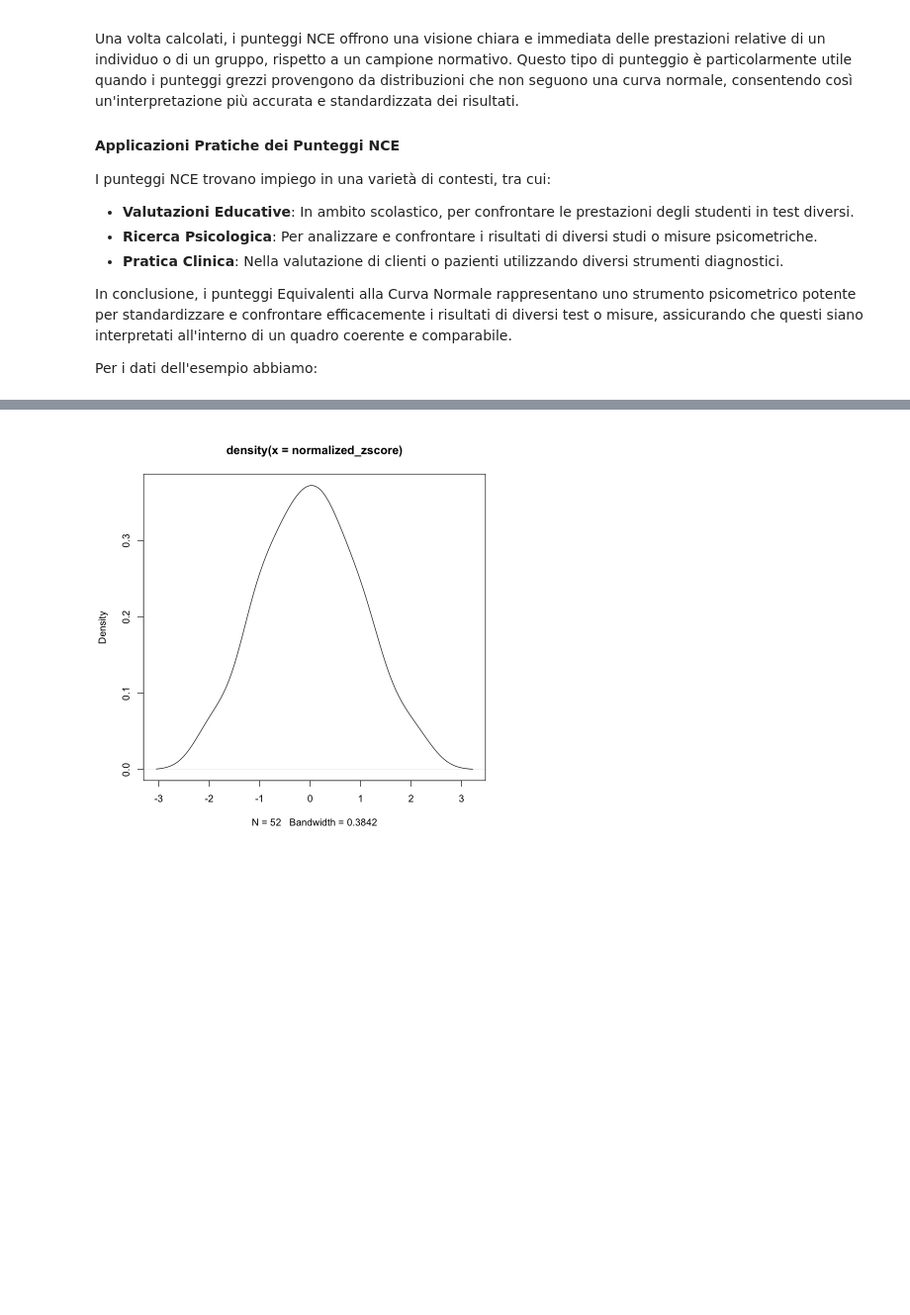
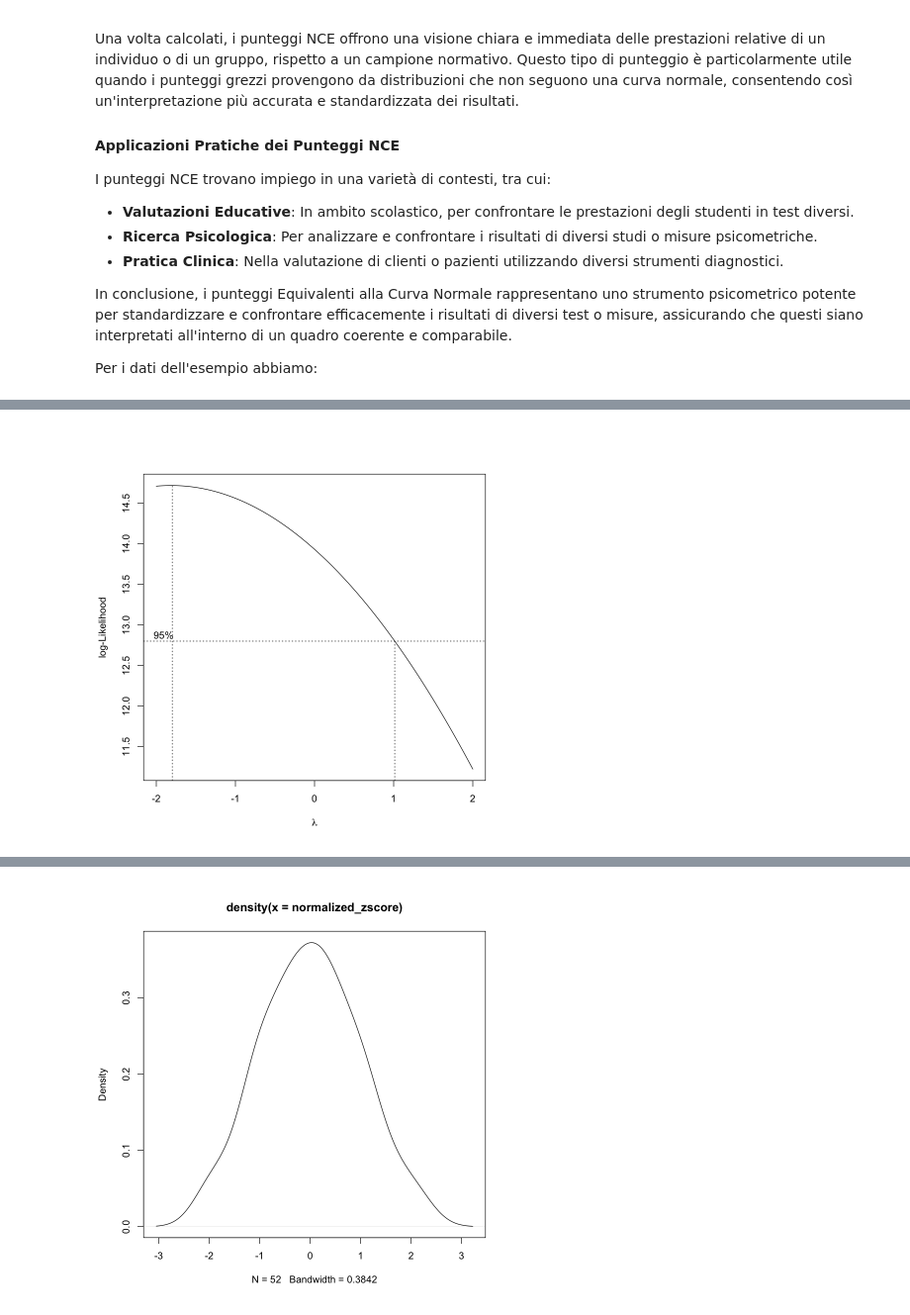
Before and after one commit to ccaudek/psy_test, a Jupyter notebook: _build/jupyter_execute/_measurement/04_norms.ipynb, the cells around one changed output, grey strips where cells are left out. Shown at 99% size. Cells and saved outputs as stored; diff of their text form; code cells hidden in the pictures; blank space fills up the shorter version.

```diff
--- a/_build/jupyter_execute/_measurement/04_norms.ipynb
+++ b/_build/jupyter_execute/_measurement/04_norms.ipynb
@@ -366,0 +377,15 @@ Partendo dai ranghi percentili
+# %%
+library(MASS) # Per la funzione boxcox
+
+# Dati di esempio
+set.seed(123) # Per rendere l'esempio riproducibile
+data <- raw_score
+
+# Trova il miglior lambda per la trasformazione di Box-Cox
+bc <- boxcox(data ~ 1, lambda = seq(-2, 2, by = 0.1))
+
+# Calcola la trasformazione di Box-Cox con il lambda ottimale
+lambda_opt <- bc$x[which.max(bc$y)]
+data_transformed <- (data^lambda_opt - 1) / lambda_opt
+# %% [output]
+[figure, added]
```
Also changed, not shown: parts of 24 cells of this notebook, 18 other files.
